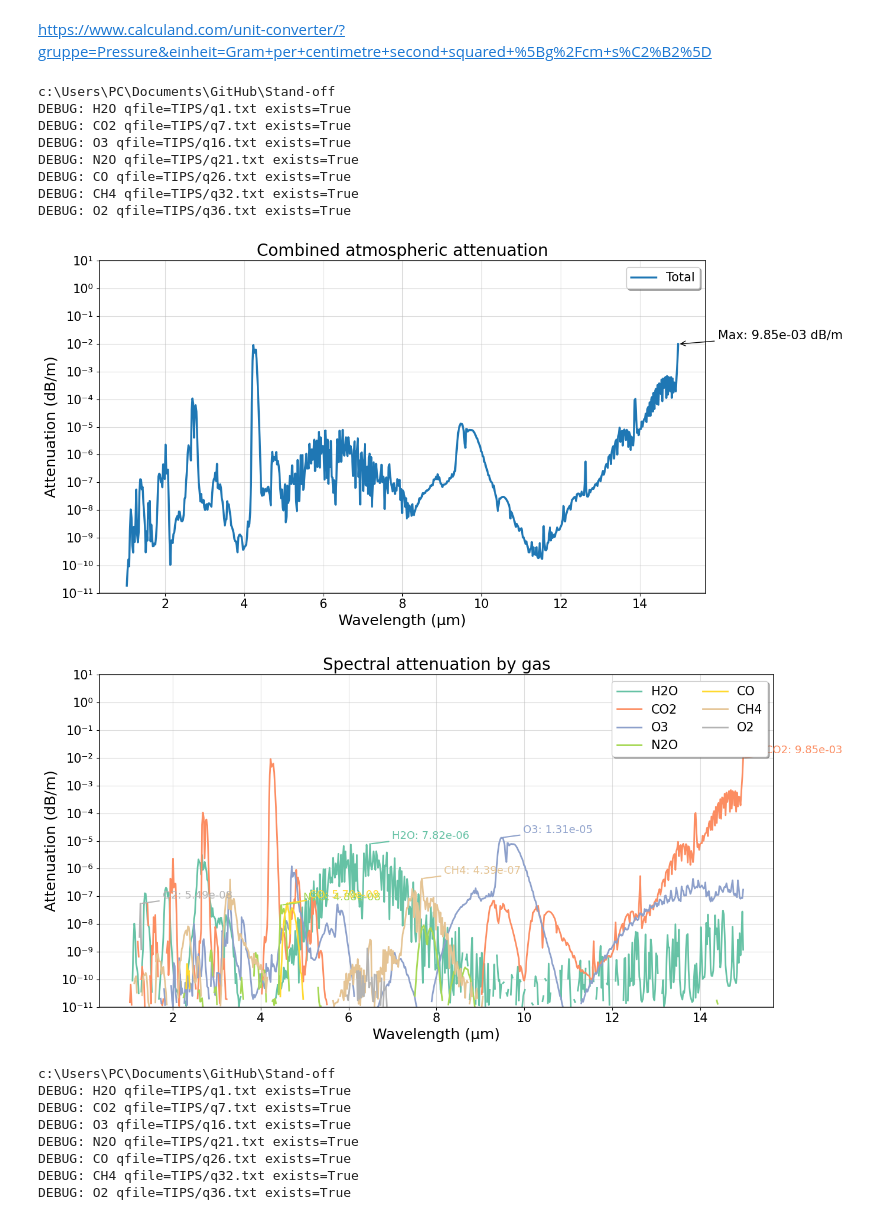
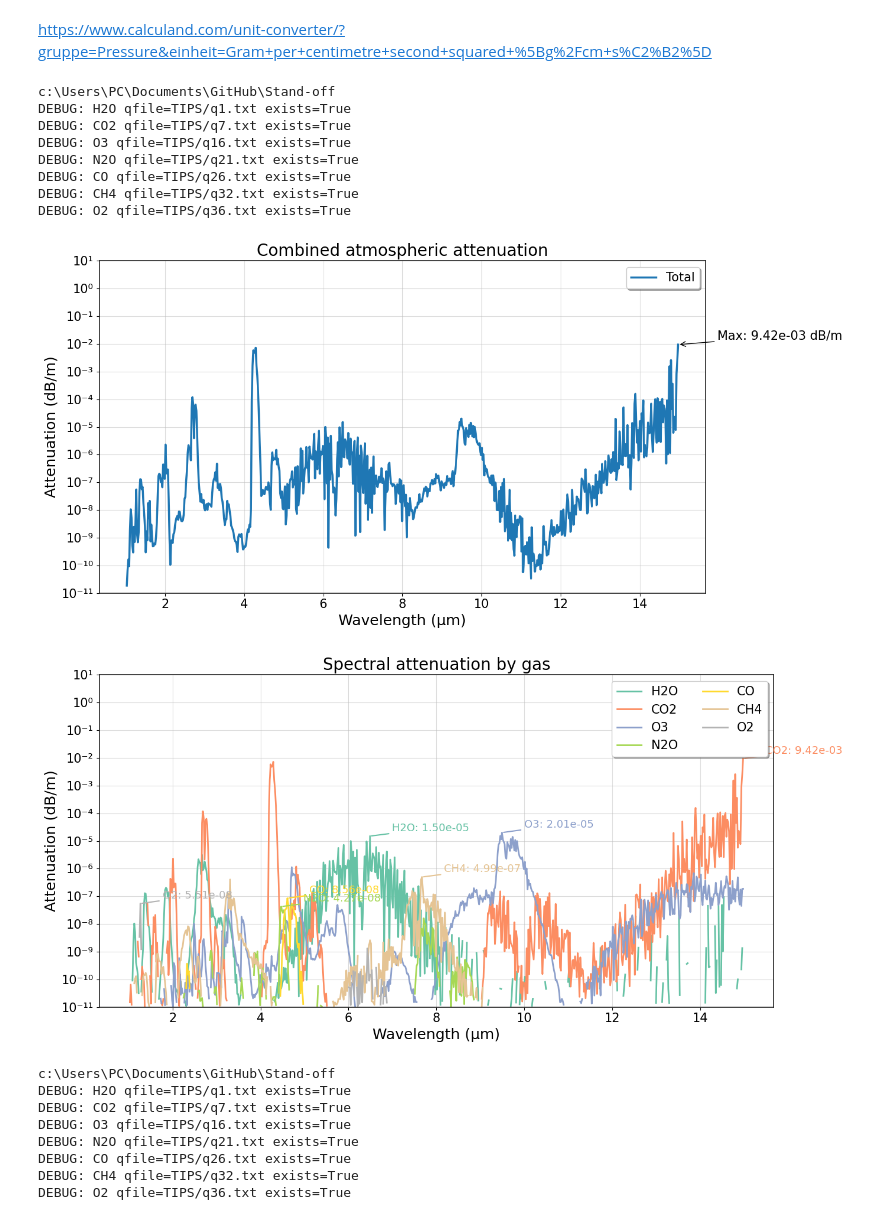
Before and after one commit to Jleon13/Stand-off, a Jupyter notebook: tests_preassure.ipynb, the cells around one changed output. Saved outputs shown, nothing was run; the diff lists cells and outputs as text; code cells hidden in the pictures.

```diff
--- a/tests_preassure.ipynb
+++ b/tests_preassure.ipynb
@@ -252,36 +252,36 @@ for s in sp:
      if s.name == 'N2O': s.Pmol = 3.0174833456698744e-12
      if s.name == 'CO': s.Pmol = 3.421065877128053e-11
      if s.name == 'CH4': s.Pmol = 1.8245684678016282e-10
      if s.name == 'O2': s.Pmol = 0.000196159881569208
 
 
 import os
 print(os.getcwd())
 
 res = run_simulation(
     parfile='68da838c.par',
     species=sp,
     nu_min=666.67, nu_max=10000.0, dnu=0.01,
     tileW=20.0, guard=5.0,
-    temp_K=275.70, L_m=1.0, Pair=1.0,
+    temp_K=275.70, L_m=1.0, pres=Ptotal,
     delta_um=0.020,
     save_csv=True, outdir='out', make_plots=True,
 )
 
 lambda_um = res['lambda_centers']
 Tprod = res['T_prod_samp']
 Th2o  = res['T_each_samp'][0]
 # %% [output]
 c:\Users\PC\Documents\GitHub\Stand-off
 DEBUG: H2O qfile=TIPS/q1.txt exists=True
 DEBUG: CO2 qfile=TIPS/q7.txt exists=True
 DEBUG: O3 qfile=TIPS/q16.txt exists=True
 DEBUG: N2O qfile=TIPS/q21.txt exists=True
 DEBUG: CO qfile=TIPS/q26.txt exists=True
 DEBUG: CH4 qfile=TIPS/q32.txt exists=True
 DEBUG: O2 qfile=TIPS/q36.txt exists=True
-[figure, old version]
+[figure, new version]
-[figure, old version]
+[figure, new version]
 # %%
 #Julian 100
 
```
Also changed, not shown: parts of 5 cells of this notebook, 8 other files.
